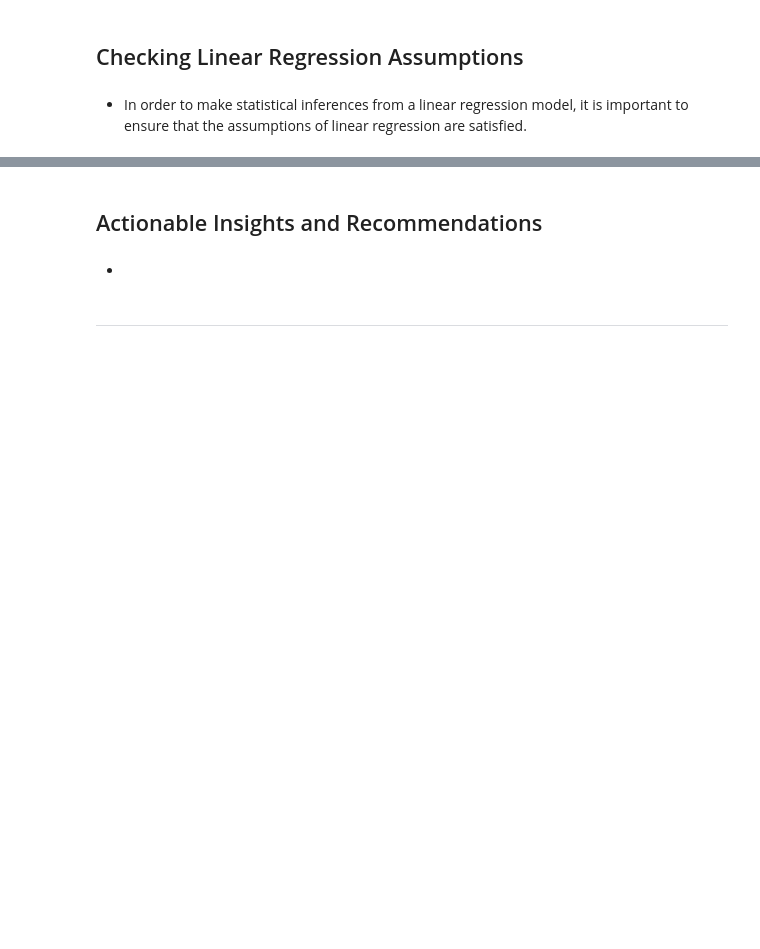
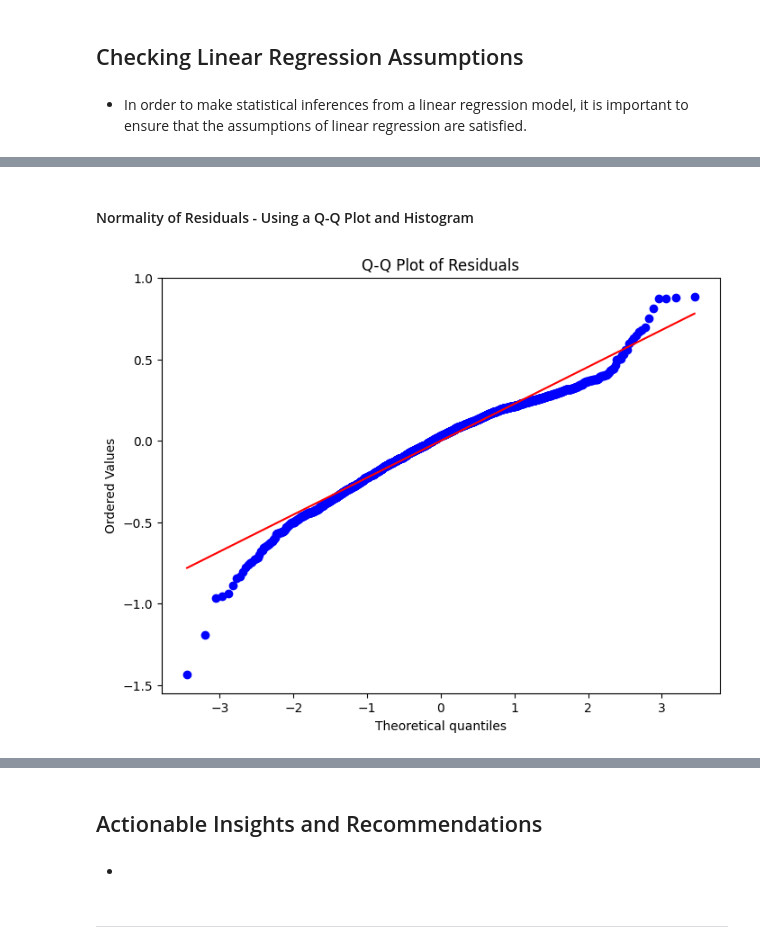
Before and after one commit to Irene-coder-dot/Recell-Refurbished-smartphones, a Jupyter notebook: ReCell_Project_Learner_Notebook_FullCode.ipynb, the cells around one changed output, grey strips where cells are left out. Cells and saved outputs as stored; diff of their text form; code cells hidden in the pictures; blank space fills up the shorter version.

```diff
--- a/ReCell_Project_Learner_Notebook_FullCode.ipynb
+++ b/ReCell_Project_Learner_Notebook_FullCode.ipynb
@@ -772,0 +925,9 @@ The binary 4g and 5g variables were verified and converted to numeric format to
+# %% [markdown]
+#### Normality of Residuals - Using a Q-Q Plot and Histogram
+# %%
+plt.figure(figsize=(8,6))
+stats.probplot(residuals, dist="norm", plot=plt)
+plt.title("Q-Q Plot of Residuals")
+plt.show()
+# %% [output]
+[figure, added]
```
Also changed, not shown: parts of 43 cells of this notebook.
